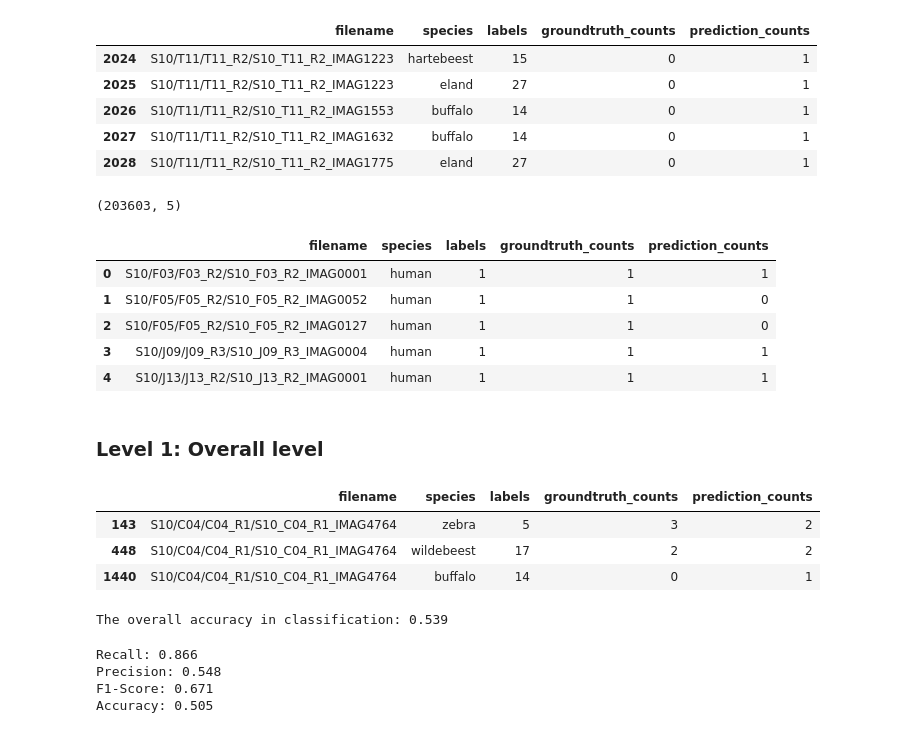
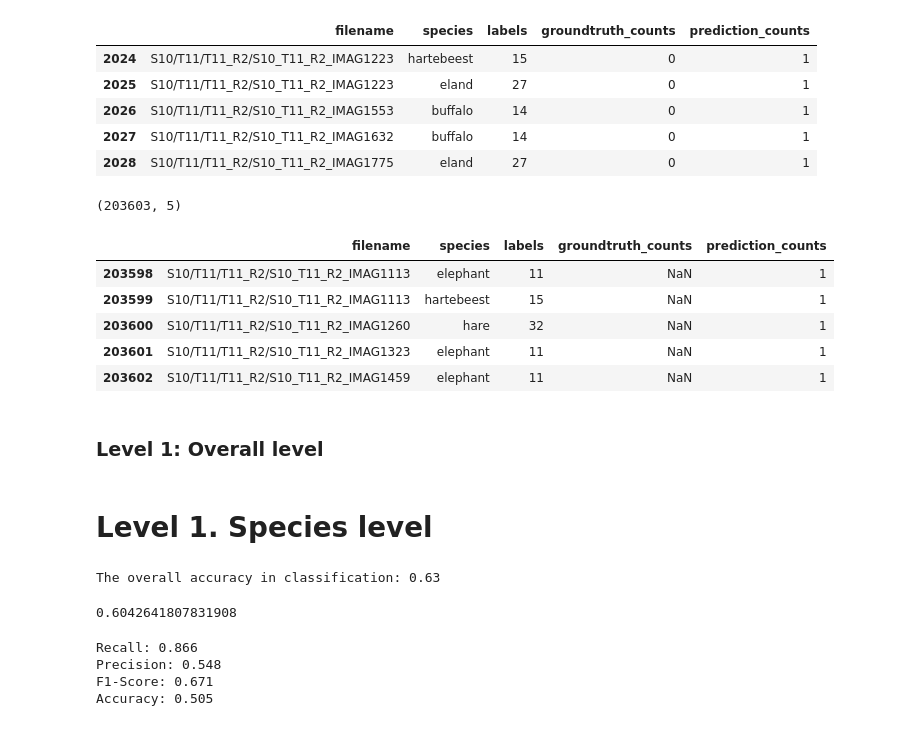
Before and after one commit to Manish-rai21bit/camera-trap-detection, a Jupyter notebook: EDA_and_ModelEvaluation/Evaluations_for_species_detection.ipynb, the cells around one changed output. Saved outputs shown, nothing was run; the diff lists cells and outputs as text; code cells hidden in the pictures.

Commit message:
replace .fillna(0) with not(pd.isnull(val))

```diff
--- a/EDA_and_ModelEvaluation/Evaluations_for_species_detection.ipynb
+++ b/EDA_and_ModelEvaluation/Evaluations_for_species_detection.ipynb
@@ -31,7 +31,7 @@ import matplotlib.pyplot as plt
 from sklearn.utils.multiclass import unique_labels
 # %%
 # Working with the older dataset for building this
-filepath = "/home/ubuntu/data/tensorflow/my_workspace/training_demo/Predictions/pred_snapshot_serengeti_s10/round0/pred_groundtruth_consolidate_msi_test_image_list_s10-00000-of-00100.csv"
+filepath = "/home/ubuntu/data/tensorflow/my_workspace/training_demo/Predictions/pred_snapshot_serengeti_s10/round0/Post_procession_of_infer_detection/pred_groundtruth_consolidate_msi_test_image_list_s10-00000-of-00100.csv"
 df_pred_gt_consolidated = pd.read_csv(filepath)
 df_pred_gt_consolidated = df_pred_gt_consolidated.fillna(0)
 df_pred_gt_consolidated.tail()
@@ -44,7 +44,7 @@ df_pred_gt_consolidated.tail()
 | 2028 | S10/T11/T11_R2/S10_T11_R2_IMAG1775 | eland | 27 | 0 | 1 |
 # %%
 # Consolidate all the prediction_groundtruth shards
-# filepath_list = glob.glob("/home/ubuntu/data/tensorflow/my_workspace/training_demo/Predictions/pred_snapshot_serengeti_s10/round0/pred_groundtruth_consolidate_msi_test_image_list_s10-*")
+filepath_list = glob.glob("/home/ubuntu/data/tensorflow/my_workspace/training_demo/Predictions/pred_snapshot_serengeti_s10/round0/Post_procession_of_infer_detection/pred_groundtruth_consolidate_msi_test_image_list_s10-*")
 def combine_pred_groundtruth_consolidated_files(filepath_list):
     """This function combines all the small shards pred_groundtruth_consolidate_snapshot_serengeti_s01_s06
     into a big file.
@@ -55,7 +55,7 @@ def combine_pred_groundtruth_consolidated_files(filepath_list):
     list_temp = []
     for i, filepath in enumerate(filepath_list):
         df_pred_gt_temp = pd.read_csv(filepath)
-        df_pred_gt_temp = df_pred_gt_temp.fillna(0)
+#         df_pred_gt_temp = df_pred_gt_temp.fillna(0)
         list_temp.append(df_pred_gt_temp.shape[0]) # for use to check the correct append. len(list_temp)== 400
         df_pred_gt_consolidated = df_pred_gt_consolidated.append(df_pred_gt_temp)
     df_pred_gt_consolidated = df_pred_gt_consolidated.reset_index()
@@ -64,17 +64,19 @@ def combine_pred_groundtruth_consolidated_files(filepath_list):
 # %%
 df_pred_gt_consolidated = combine_pred_groundtruth_consolidated_files(filepath_list)
 print(df_pred_gt_consolidated.shape)
-df_pred_gt_consolidated.head()
+df_pred_gt_consolidated.tail()
 # %% [output]
 (203603, 5)
 |  | filename | species | labels | groundtruth_counts | prediction_counts |
-| 0 | S10/F03/F03_R2/S10_F03_R2_IMAG0001 | human | 1 | 1 | 1 |
-| 1 | S10/F05/F05_R2/S10_F05_R2_IMAG0052 | human | 1 | 1 | 0 |
-| 2 | S10/F05/F05_R2/S10_F05_R2_IMAG0127 | human | 1 | 1 | 0 |
-| 3 | S10/J09/J09_R3/S10_J09_R3_IMAG0004 | human | 1 | 1 | 1 |
-| 4 | S10/J13/J13_R2/S10_J13_R2_IMAG0001 | human | 1 | 1 | 1 |
+| 203598 | S10/T11/T11_R2/S10_T11_R2_IMAG1113 | elephant | 11 | NaN | 1 |
+| 203599 | S10/T11/T11_R2/S10_T11_R2_IMAG1113 | hartebeest | 15 | NaN | 1 |
+| 203600 | S10/T11/T11_R2/S10_T11_R2_IMAG1260 | hare | 32 | NaN | 1 |
+| 203601 | S10/T11/T11_R2/S10_T11_R2_IMAG1323 | elephant | 11 | NaN | 1 |
+| 203602 | S10/T11/T11_R2/S10_T11_R2_IMAG1459 | elephant | 11 | NaN | 1 |
 # %% [markdown]
 ### Level 1: Overall level
+# %% [markdown]
+# Level 1. Species level
 # %%
 df_pred_gt_consolidated_inter = df_pred_gt_consolidated.to_dict(orient='index')
 df_pred_gt_consolidated_dict = {}
@@ -107,19 +101,17 @@ for k, v in df_pred_gt_consolidated_inter.items():
-# %%
-image_path = 'S10/C04/C04_R1/S10_C04_R1_IMAG4764'
-df_pred_gt_consolidated[df_pred_gt_consolidated['filename']==image_path]
-# %% [output]
-|  | filename | species | labels | groundtruth_counts | prediction_counts |
-| 143 | S10/C04/C04_R1/S10_C04_R1_IMAG4764 | zebra | 5 | 3 | 2 |
-| 448 | S10/C04/C04_R1/S10_C04_R1_IMAG4764 | wildebeest | 17 | 2 | 2 |
-| 1440 | S10/C04/C04_R1/S10_C04_R1_IMAG4764 | buffalo | 14 | 0 | 1 |
 # %%
 # The overall classification accuracy
+df_pred_gt_consolidated_leve1_class = pd.DataFrame(df_pred_gt_consolidated_dict).transpose().reset_index()
 correct_df = df_pred_gt_consolidated_leve1_class[(df_pred_gt_consolidated_leve1_class.correct_class>=1) \
                                     & (df_pred_gt_consolidated_leve1_class.incorrect_class==0)]
-accuracy = correct_df.shape[0]/len(set(df_pred_gt_consolidated.filename))
+accuracy = sum(correct_df.correct_class)/len(set(df_pred_gt_consolidated_leve1_class.index))
 print("The overall accuracy in classification: {0}".format(round(accuracy, 3)))
 # %% [output]
-The overall accuracy in classification: 0.539
+The overall accuracy in classification: 0.63
+# %%
+# Precision
+sum(df_pred_gt_consolidated_leve1_class.correct_class)/(sum(df_pred_gt_consolidated_leve1_class.correct_class) + sum(df_pred_gt_consolidated_leve1_class.incorrect_class))
+# %% [output]
+0.6042641807831908
 # %%
 y_true = [val != 0 for val in df_pred_gt_consolidated["groundtruth_counts"]]
 y_pred = [val != 0 for val in df_pred_gt_consolidated["prediction_counts"]]
```
Also changed, not shown: parts of 7 cells of this notebook, 1 other file.
